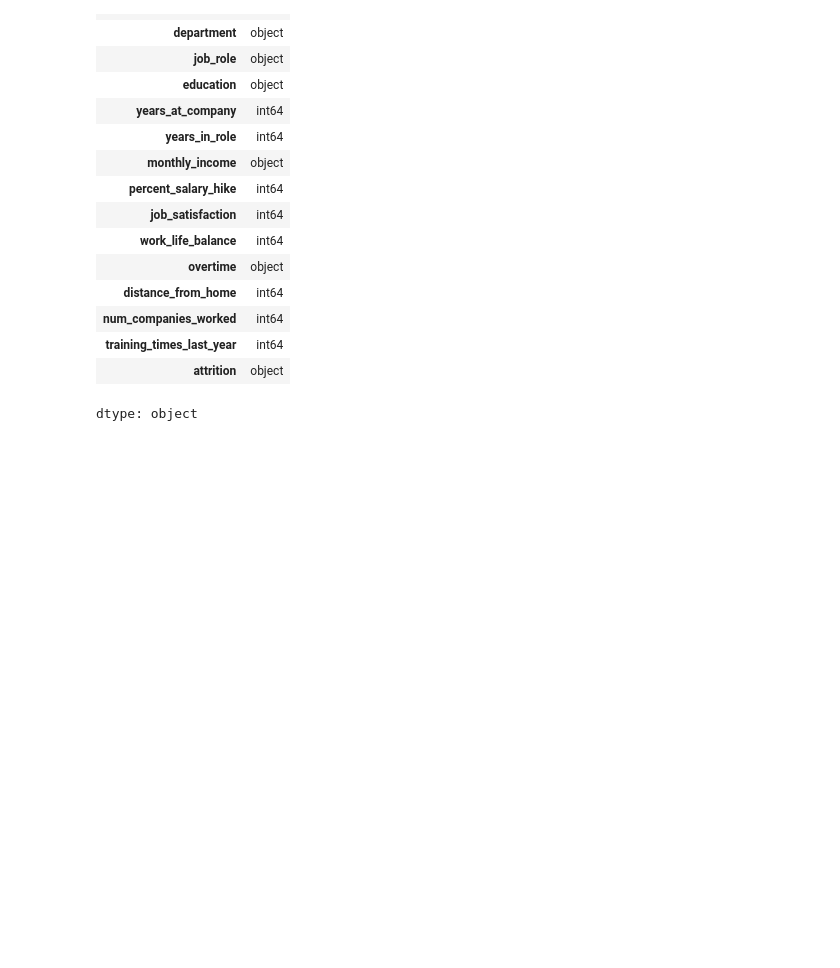
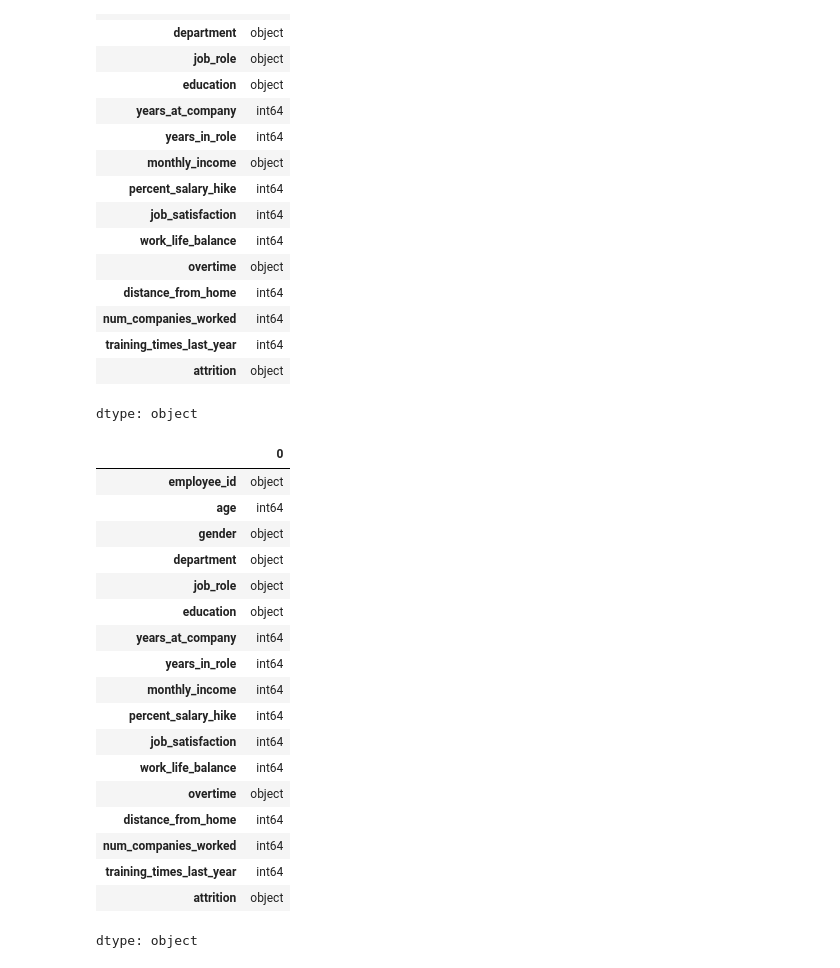
Before and after one commit to SandhuruT/Data_Science_01, a Jupyter notebook: Data_Science_02.ipynb, the cells around one changed output. Cells and saved outputs as stored; diff of their text form; code cells hidden in the pictures; blank space fills up the shorter version.

Commit message:
converting  dtype

```diff
--- a/Data_Science_02.ipynb
+++ b/Data_Science_02.ipynb
@@ -96,7 +96,27 @@ df_hr.dtypes
 | training_times_last_year | int64 |
 | attrition | object |
 dtype: object
-# %%
-# monthly income in object need to change
-df_hr['MonthlyIncome'] = df_hr['MonthlyIncome'].astype('int64')
-df_hr.dtypes
+# %%
+df_hr['monthly_income'] = pd.to_numeric(df_hr['monthly_income'], errors='coerce')
+df_hr['monthly_income'] = df_hr['monthly_income'].fillna(0).astype('int64')
+df_hr.dtypes
+# %% [output]
+|  | 0 |
+| employee_id | object |
+| age | int64 |
+| gender | object |
+| department | object |
+| job_role | object |
+| education | object |
+| years_at_company | int64 |
+| years_in_role | int64 |
+| monthly_income | int64 |
+| percent_salary_hike | int64 |
+| job_satisfaction | int64 |
+| work_life_balance | int64 |
+| overtime | object |
+| distance_from_home | int64 |
+| num_companies_worked | int64 |
+| training_times_last_year | int64 |
+| attrition | object |
+dtype: object
```
Also changed, not shown: parts of 1 cell of this notebook.
